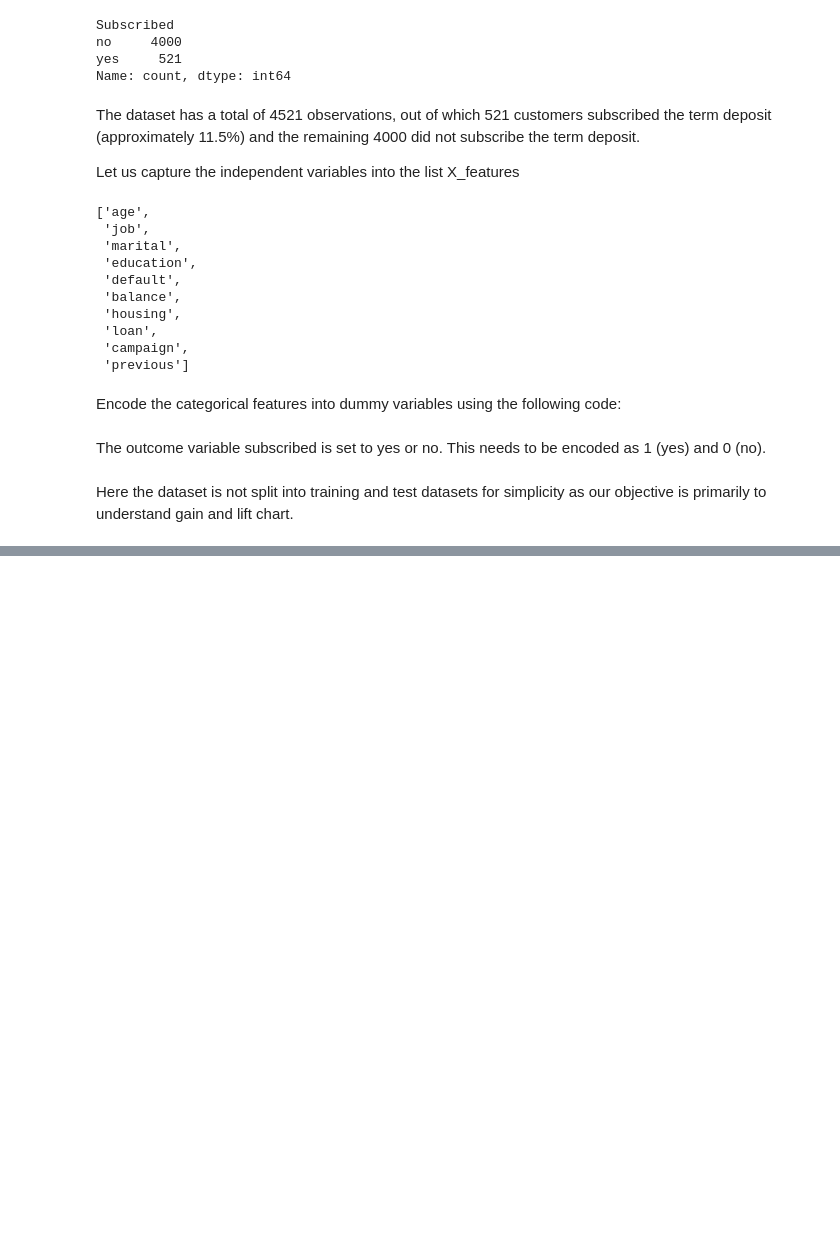
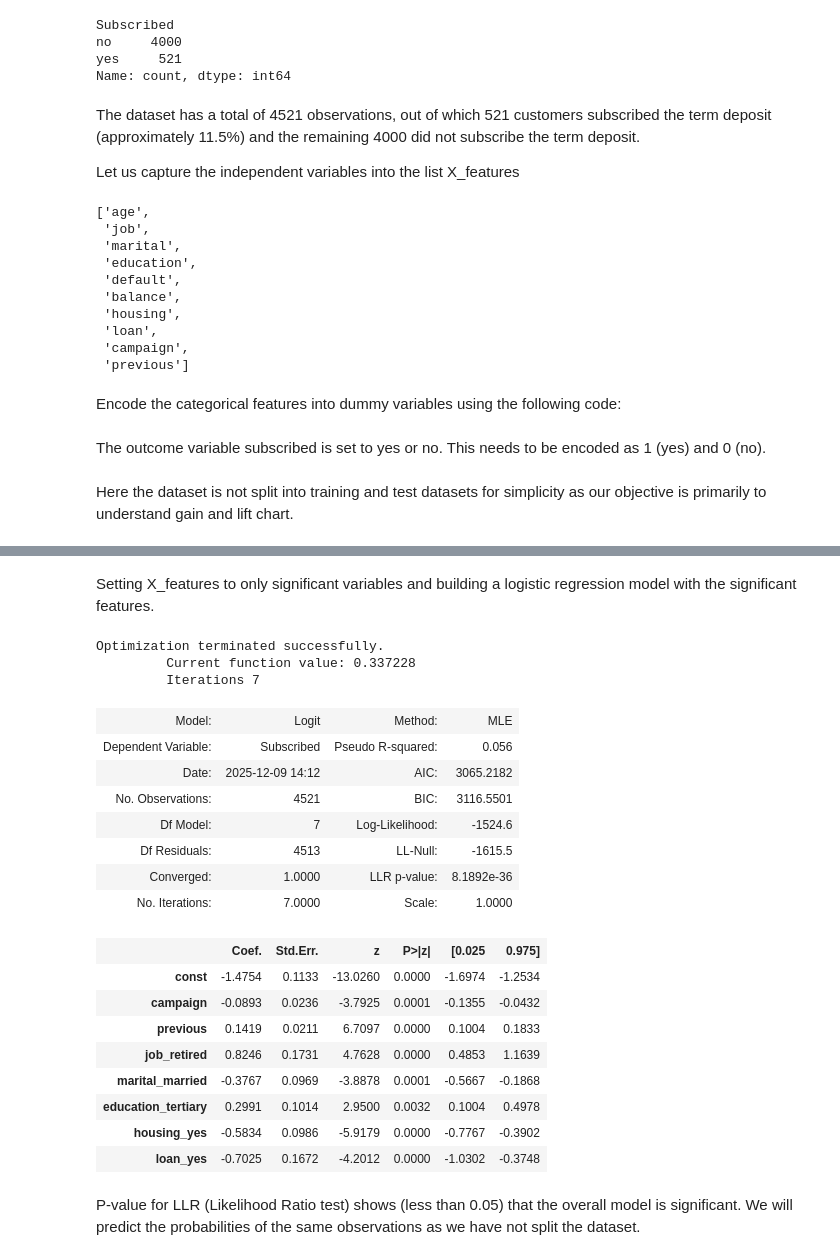
Before and after one commit to Anurag-Warthi/Data-Science-Machine-Learning, a Jupyter notebook: Data Science/03-Classification/Gain_Lift.ipynb, the cells around one changed output, grey strips where cells are left out. Drawn from its saved outputs; the diff is of its cells as text; code cells hidden in the pictures; blank space fills up the shorter version.

```diff
--- a/Data Science/03-Classification/Gain_Lift.ipynb
+++ b/Data Science/03-Classification/Gain_Lift.ipynb
@@ -179,0 +234,29 @@ understand gain and lift chart.
+# %% [markdown]
+Setting X_features to only significant variables and building a logistic regression model with the significant features.
+# %%
+X_features = ['campaign', 'previous', 'job_retired', 'marital_married', 'education_tertiary', 'housing_yes', 'loan_yes']
+logit_model2 = sm.Logit(Y, sm.add_constant(X[X_features])).fit()
+logit_model2.summary2()
+# %% [output]
+Optimization terminated successfully.
+         Current function value: 0.337228
+         Iterations 7
+| Model: | Logit | Method: | MLE |
+| Dependent Variable: | Subscribed | Pseudo R-squared: | 0.056 |
+| Date: | 2025-12-09 14:12 | AIC: | 3065.2182 |
+| No. Observations: | 4521 | BIC: | 3116.5501 |
+| Df Model: | 7 | Log-Likelihood: | -1524.6 |
+| Df Residuals: | 4513 | LL-Null: | -1615.5 |
+| Converged: | 1.0000 | LLR p-value: | 8.1892e-36 |
+| No. Iterations: | 7.0000 | Scale: | 1.0000 |
+|  | Coef. | Std.Err. | z | P>|z| | [0.025 | 0.975] |
+| const | -1.4754 | 0.1133 | -13.0260 | 0.0000 | -1.6974 | -1.2534 |
+| campaign | -0.0893 | 0.0236 | -3.7925 | 0.0001 | -0.1355 | -0.0432 |
+| previous | 0.1419 | 0.0211 | 6.7097 | 0.0000 | 0.1004 | 0.1833 |
+| job_retired | 0.8246 | 0.1731 | 4.7628 | 0.0000 | 0.4853 | 1.1639 |
+| marital_married | -0.3767 | 0.0969 | -3.8878 | 0.0001 | -0.5667 | -0.1868 |
+| education_tertiary | 0.2991 | 0.1014 | 2.9500 | 0.0032 | 0.1004 | 0.4978 |
+| housing_yes | -0.5834 | 0.0986 | -5.9179 | 0.0000 | -0.7767 | -0.3902 |
+| loan_yes | -0.7025 | 0.1672 | -4.2012 | 0.0000 | -1.0302 | -0.3748 |
+# %% [markdown]
+P-value for LLR (Likelihood Ratio test) shows (less than 0.05) that the overall model is significant. We will predict the probabilities of the same observations as we have not split the dataset.
```
Also changed, not shown: parts of 7 cells of this notebook.
